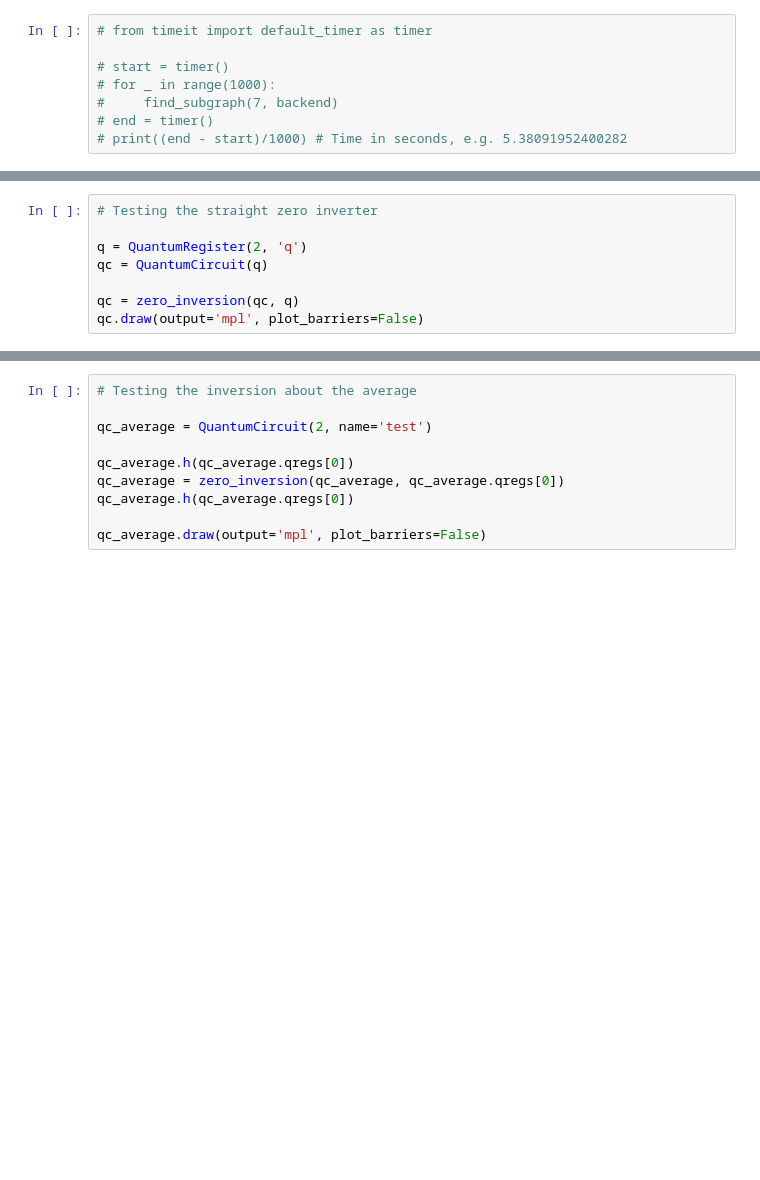
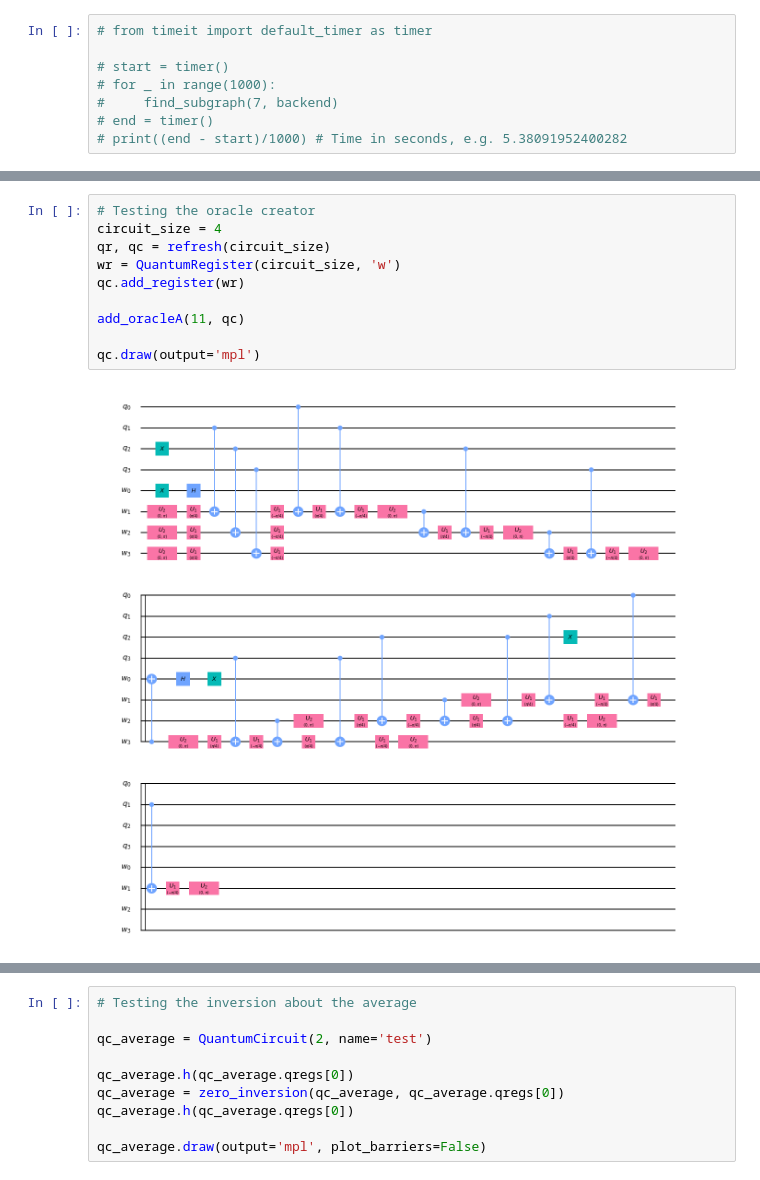
Before and after one commit to ParanoydAndroid/cryptanalysis, a Jupyter notebook: quantum_volume.ipynb, the cells around one changed output, grey strips where cells are left out. Cells and saved outputs as stored; diff of their text form; blank space fills up the shorter version.

```diff
--- a/quantum_volume.ipynb
+++ b/quantum_volume.ipynb
@@ -138,11 +116,3 @@ def zero_inversion(qc: QuantumCircuit, q: QuantumRegister) -> QuantumCircuit:
     qc.x(q[:2])
 
     return qc
-# %%
-# Testing the straight zero inverter
-
-q = QuantumRegister(2, 'q')
-qc = QuantumCircuit(q)
-
-qc = zero_inversion(qc, q)
-qc.draw(output='mpl', plot_barriers=False)
@@ -151 +182,13 @@ qc.draw(output='mpl', plot_barriers=False)
+# %%
+# Testing the oracle creator
+circuit_size = 4
+qr, qc = refresh(circuit_size)
+wr = QuantumRegister(circuit_size, 'w')
+qc.add_register(wr)
+
+add_oracleA(11, qc)
+
+qc.draw(output='mpl')
+# %% [output]
+[figure, added]
 # %%
```
Also changed, not shown: parts of 29 cells of this notebook, 1 other file.
